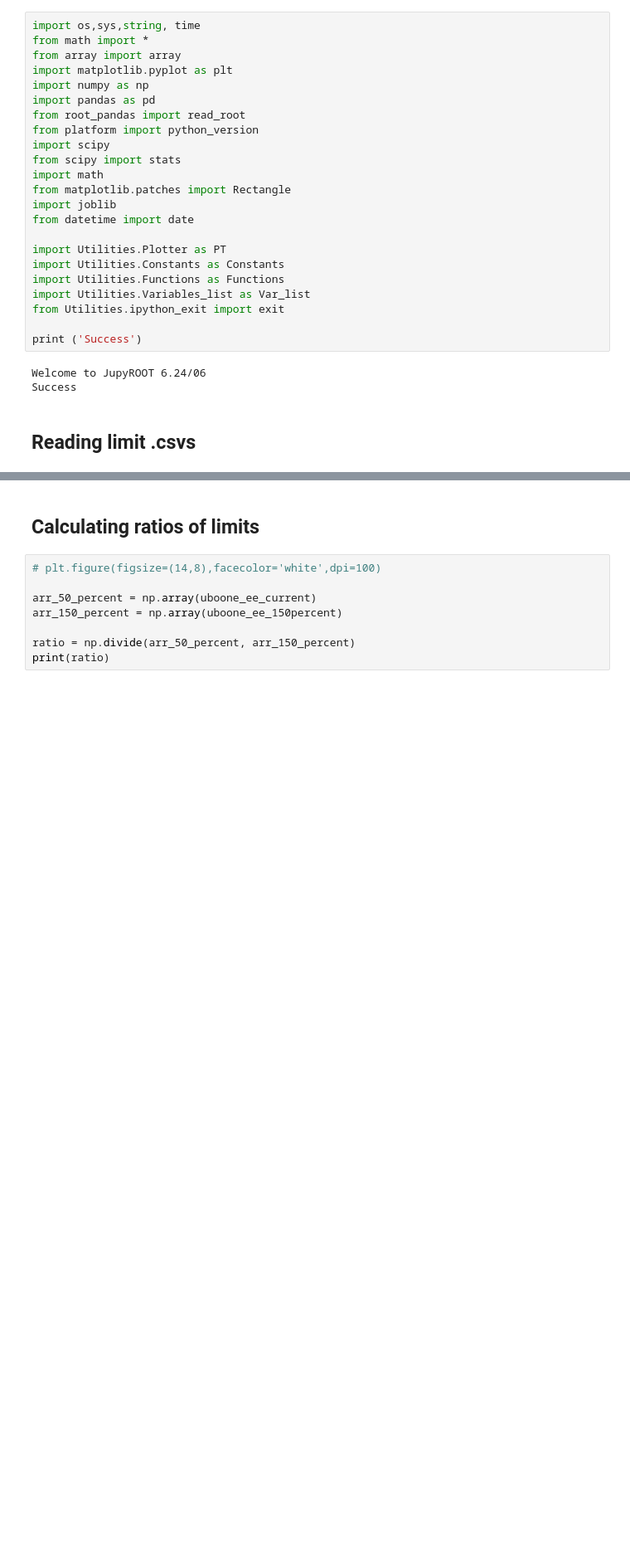
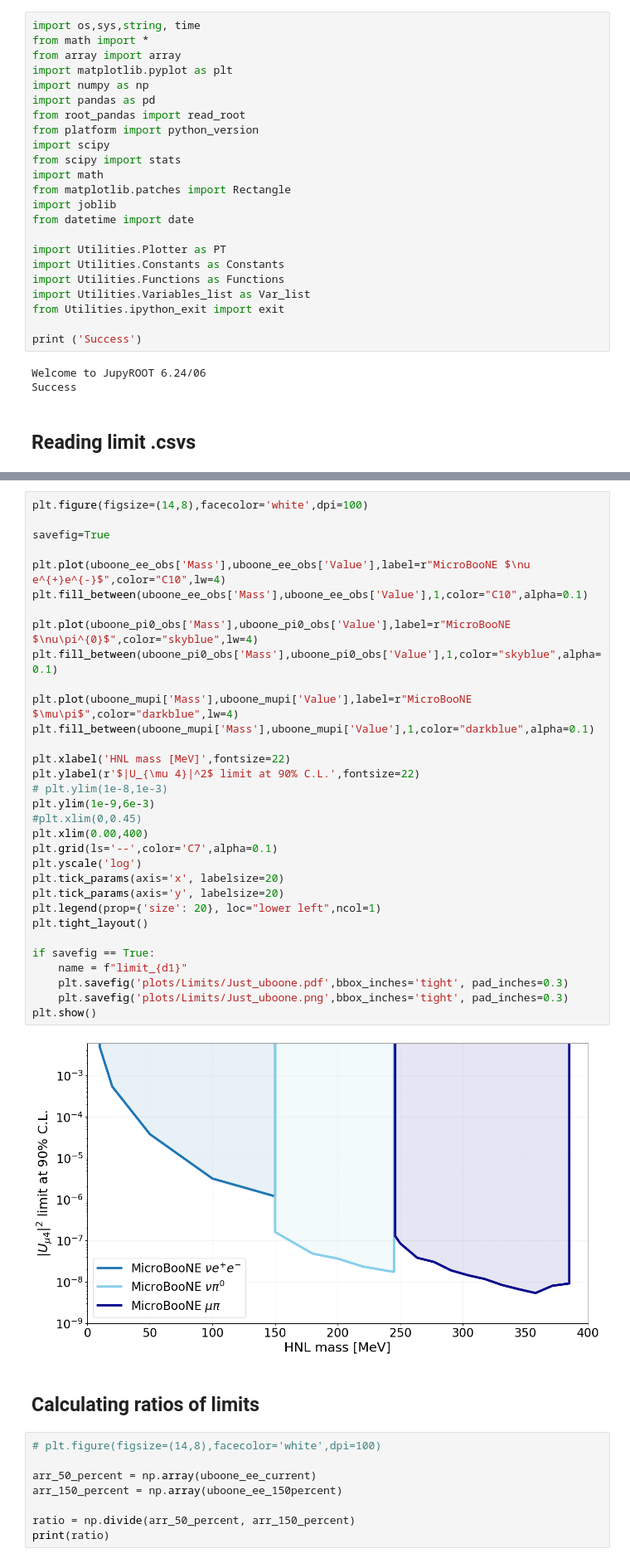
Before and after one commit to dmarsden01/uboone_HNL_analysis, a Jupyter notebook: 5_Limit_plotting.ipynb, the cells around one changed output, grey strips where cells are left out. Shown: that part at 83% size. Saved outputs shown, nothing was run; the diff lists cells and outputs as text; blank space fills up the shorter version.

```diff
--- a/5_Limit_plotting.ipynb
+++ b/5_Limit_plotting.ipynb
@@ -113,3 +182,37 @@ plt.show()
+# %%
+plt.figure(figsize=(14,8),facecolor='white',dpi=100)
+
+savefig=True
+
+plt.plot(uboone_ee_obs['Mass'],uboone_ee_obs['Value'],label=r"MicroBooNE $\nu e^{+}e^{-}$",color="C10",lw=4)
+plt.fill_between(uboone_ee_obs['Mass'],uboone_ee_obs['Value'],1,color="C10",alpha=0.1)
+
+plt.plot(uboone_pi0_obs['Mass'],uboone_pi0_obs['Value'],label=r"MicroBooNE $\nu\pi^{0}$",color="skyblue",lw=4)
+plt.fill_between(uboone_pi0_obs['Mass'],uboone_pi0_obs['Value'],1,color="skyblue",alpha=0.1)
+
+plt.plot(uboone_mupi['Mass'],uboone_mupi['Value'],label=r"MicroBooNE $\mu\pi$",color="darkblue",lw=4)
+plt.fill_between(uboone_mupi['Mass'],uboone_mupi['Value'],1,color="darkblue",alpha=0.1)
+
+plt.xlabel('HNL mass [MeV]',fontsize=22)
+plt.ylabel(r'$|U_{\mu 4}|^2$ limit at 90% C.L.',fontsize=22)
+# plt.ylim(1e-8,1e-3)
+plt.ylim(1e-9,6e-3)
+#plt.xlim(0,0.45)
+plt.xlim(0.00,400)
+plt.grid(ls='--',color='C7',alpha=0.1)
+plt.yscale('log')
+plt.tick_params(axis='x', labelsize=20)
+plt.tick_params(axis='y', labelsize=20)
+plt.legend(prop={'size': 20}, loc="lower left",ncol=1)
+plt.tight_layout()
+
+if savefig == True:
+    name = f"limit_{d1}"
+    plt.savefig('plots/Limits/Just_uboone.pdf',bbox_inches='tight', pad_inches=0.3)
+    plt.savefig('plots/Limits/Just_uboone.png',bbox_inches='tight', pad_inches=0.3)
+plt.show()
+# %% [output]
+[figure, added]
 # %% [markdown]
 ## Calculating ratios of limits
 # %%
```
Also changed, not shown: parts of 5 cells of this notebook, 3 other files.
